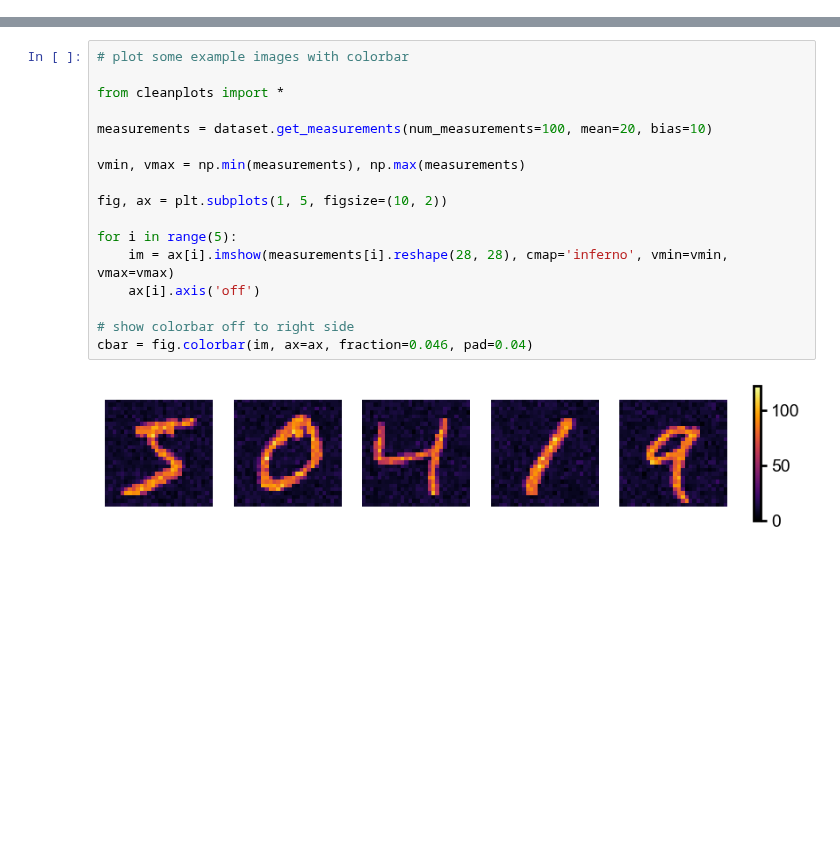
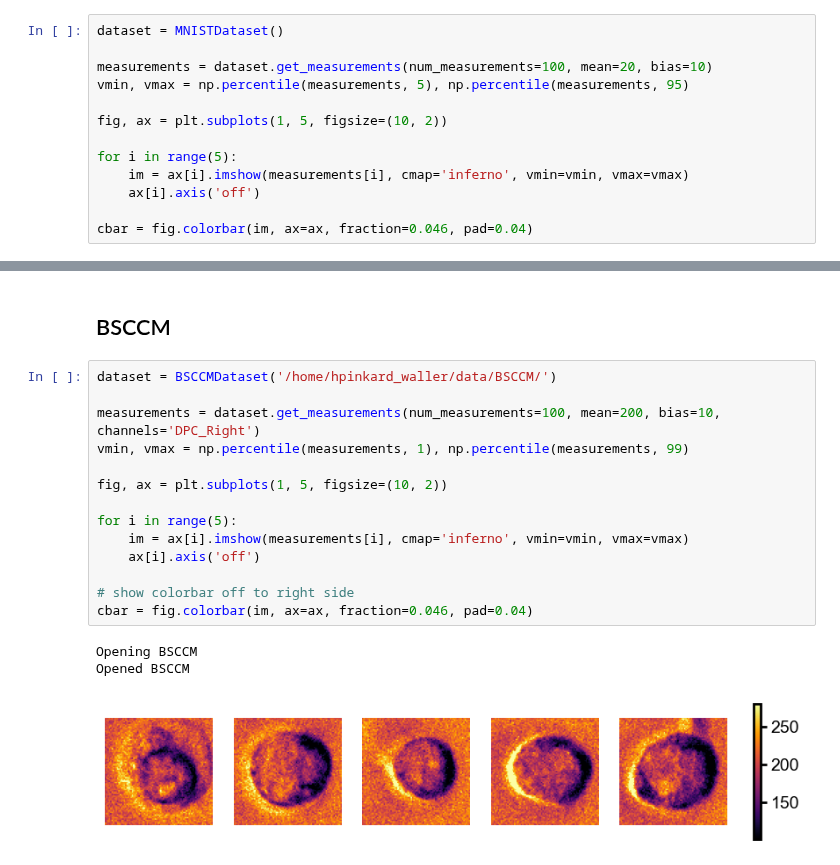
Before and after one commit to Waller-Lab/EncodingInformation, a Jupyter notebook: new_apis/dataset_api_usage.ipynb, the cells around one changed output, grey strips where cells are left out. Saved outputs shown, nothing was run; the diff lists cells and outputs as text; blank space fills up the shorter version.

```diff
--- a/new_apis/dataset_api_usage.ipynb
+++ b/new_apis/dataset_api_usage.ipynb
@@ -23,0 +23,13 @@ dataset = MNISTDataset()
+# %%
+dataset = MNISTDataset()
+
+measurements = dataset.get_measurements(num_measurements=100, mean=20, bias=10)
+vmin, vmax = np.percentile(measurements, 5), np.percentile(measurements, 95)
+
+fig, ax = plt.subplots(1, 5, figsize=(10, 2))
+
+for i in range(5):
+    im = ax[i].imshow(measurements[i], cmap='inferno', vmin=vmin, vmax=vmax)
+    ax[i].axis('off')
+
+cbar = fig.colorbar(im, ax=ax, fraction=0.046, pad=0.04)
@@ -24,19 +38,20 @@ dataset = MNISTDataset()
+# %% [markdown]
+## BSCCM
 # %%
-# plot some example images with colorbar
+dataset = BSCCMDataset('/home/hpinkard_waller/data/BSCCM/')
 
-from cleanplots import *
-
-measurements = dataset.get_measurements(num_measurements=100, mean=20, bias=10)
-
-vmin, vmax = np.min(measurements), np.max(measurements)
+measurements = dataset.get_measurements(num_measurements=100, mean=200, bias=10, channels='DPC_Right')
+vmin, vmax = np.percentile(measurements, 1), np.percentile(measurements, 99)
 
 fig, ax = plt.subplots(1, 5, figsize=(10, 2))
 
 for i in range(5):
-    im = ax[i].imshow(measurements[i].reshape(28, 28), cmap='inferno', vmin=vmin, vmax=vmax)
+    im = ax[i].imshow(measurements[i], cmap='inferno', vmin=vmin, vmax=vmax)
     ax[i].axis('off')
 
 # show colorbar off to right side
 cbar = fig.colorbar(im, ax=ax, fraction=0.046, pad=0.04)
 # %% [output]
+Opening BSCCM
+Opened BSCCM
-[figure, old version]
+[figure, new version]
```
Also changed, not shown: parts of 7 cells of this notebook, 6 other files.
